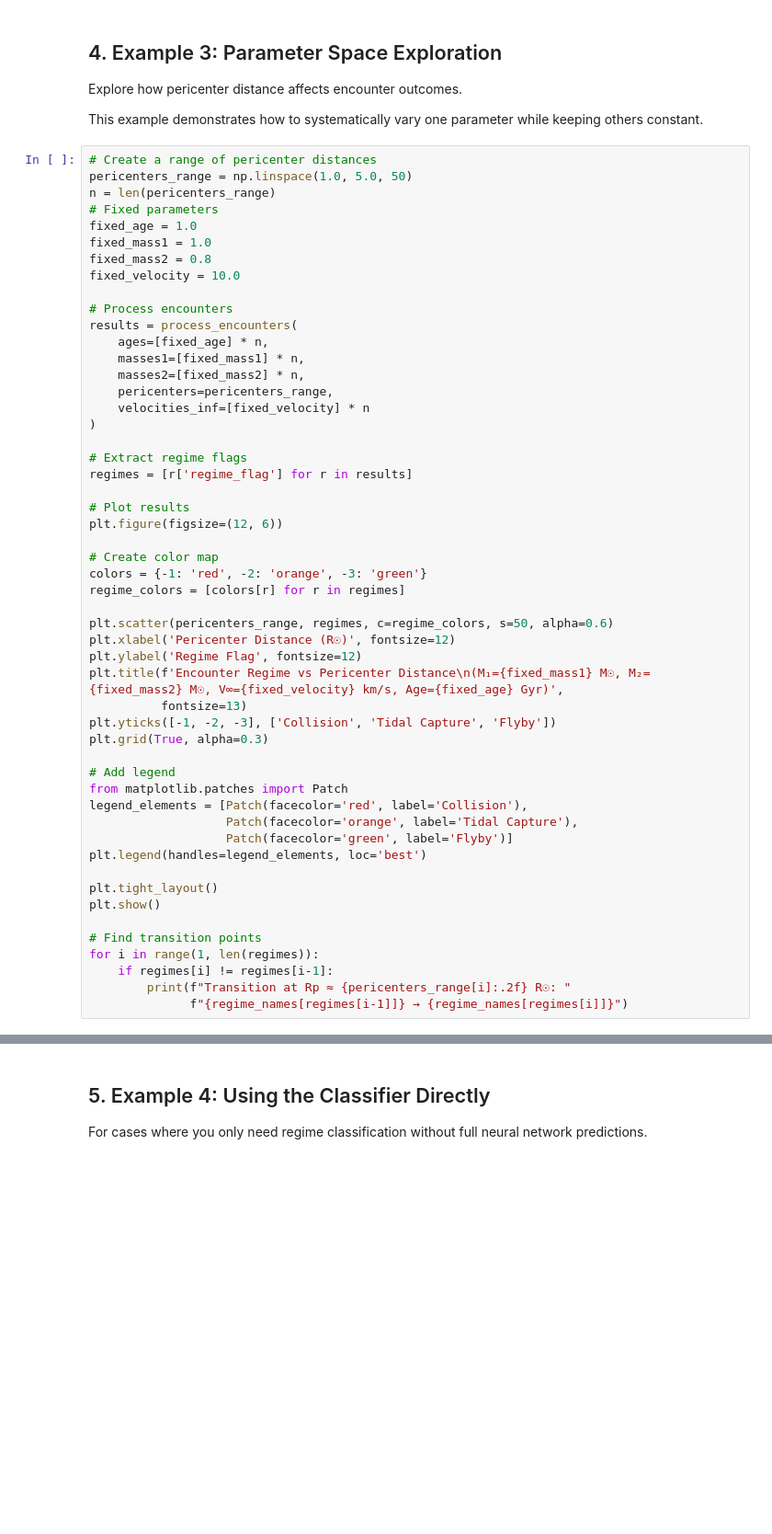
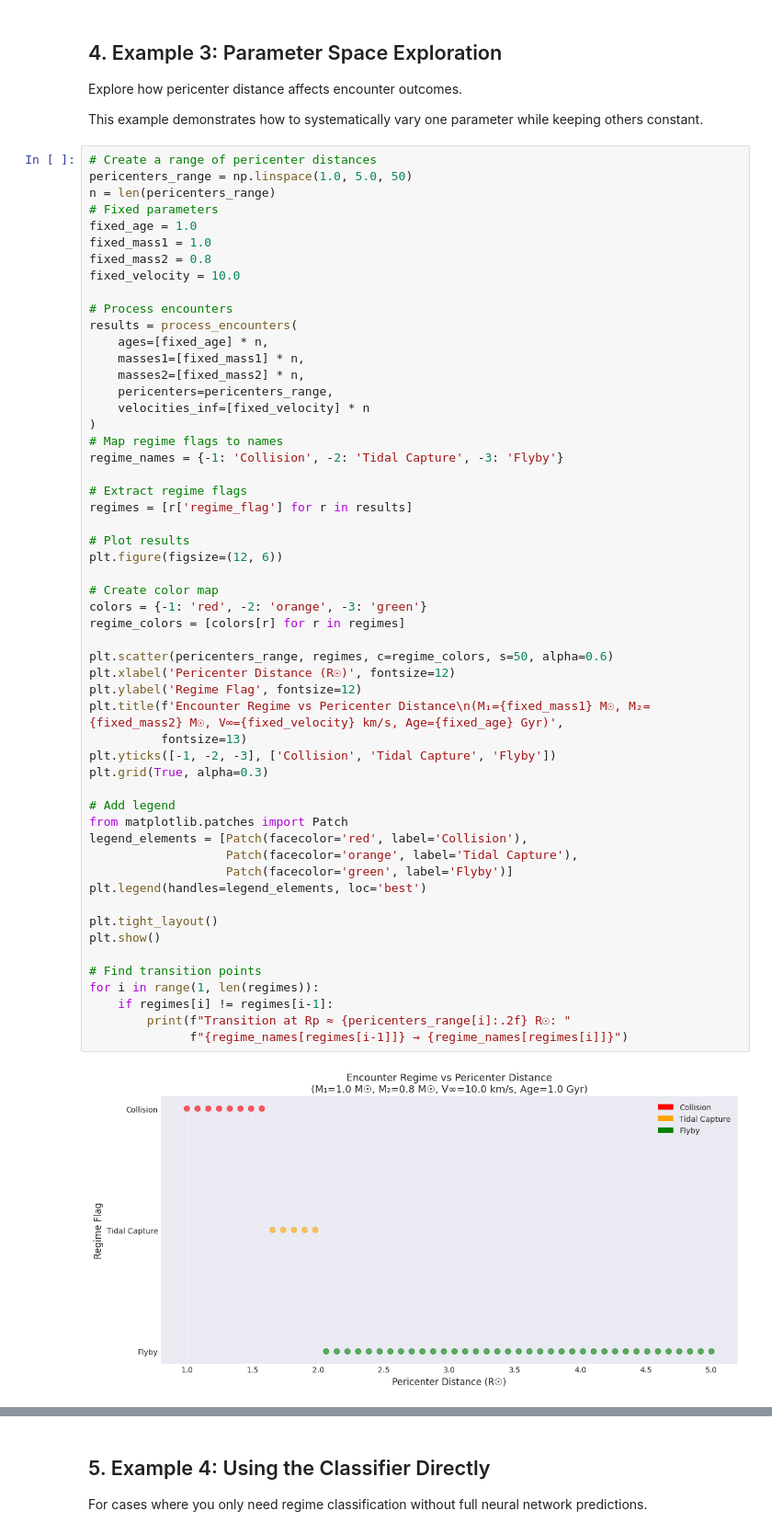
Before and after one commit to elenagonzalez870/collAIder, a Jupyter notebook: tutorial_notebook.ipynb, the cells around one changed output, grey strips where cells are left out. Shown at 92% size. Drawn from its saved outputs; the diff is of its cells as text; blank space fills up the shorter version.

```diff
--- a/tutorial_notebook.ipynb
+++ b/tutorial_notebook.ipynb
@@ -148,6 +148,8 @@ results = process_encounters(
     pericenters=pericenters_range,
     velocities_inf=[fixed_velocity] * n
 )
+# Map regime flags to names
+regime_names = {-1: 'Collision', -2: 'Tidal Capture', -3: 'Flyby'}
 
 # Extract regime flags
 regimes = [r['regime_flag'] for r in results]
@@ -155,30 +157,32 @@ regimes = [r['regime_flag'] for r in results]
 # Plot results
 plt.figure(figsize=(12, 6))
 
 # Create color map
 colors = {-1: 'red', -2: 'orange', -3: 'green'}
 regime_colors = [colors[r] for r in regimes]
 
 plt.scatter(pericenters_range, regimes, c=regime_colors, s=50, alpha=0.6)
 plt.xlabel('Pericenter Distance (R☉)', fontsize=12)
 plt.ylabel('Regime Flag', fontsize=12)
 plt.title(f'Encounter Regime vs Pericenter Distance\n(M₁={fixed_mass1} M☉, M₂={fixed_mass2} M☉, V∞={fixed_velocity} km/s, Age={fixed_age} Gyr)',
           fontsize=13)
 plt.yticks([-1, -2, -3], ['Collision', 'Tidal Capture', 'Flyby'])
 plt.grid(True, alpha=0.3)
 
 # Add legend
 from matplotlib.patches import Patch
 legend_elements = [Patch(facecolor='red', label='Collision'),
                    Patch(facecolor='orange', label='Tidal Capture'),
                    Patch(facecolor='green', label='Flyby')]
 plt.legend(handles=legend_elements, loc='best')
 
 plt.tight_layout()
 plt.show()
 
 # Find transition points
 for i in range(1, len(regimes)):
     if regimes[i] != regimes[i-1]:
         print(f"Transition at Rp ≈ {pericenters_range[i]:.2f} R☉: "
               f"{regime_names[regimes[i-1]]} → {regime_names[regimes[i]]}")
+# %% [output]
+[figure, added]
```
Also changed, not shown: parts of 2 cells of this notebook.
